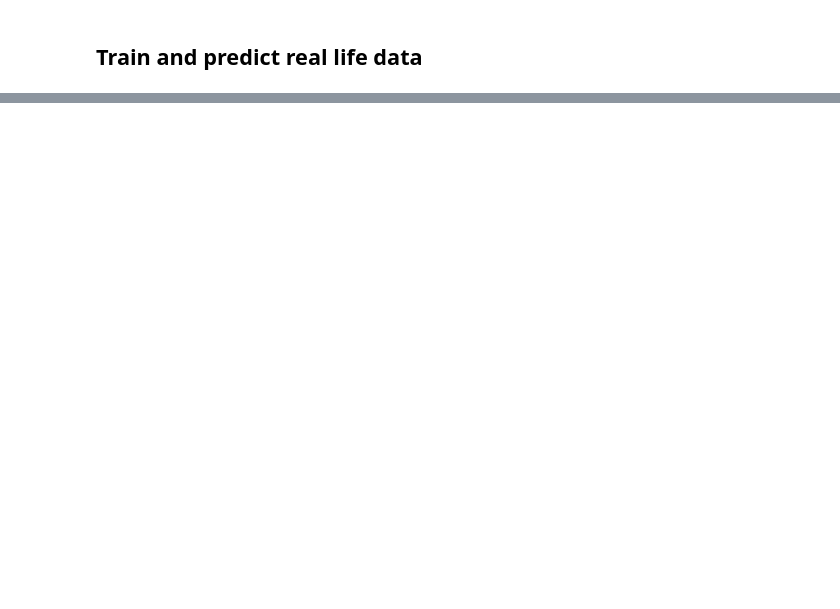
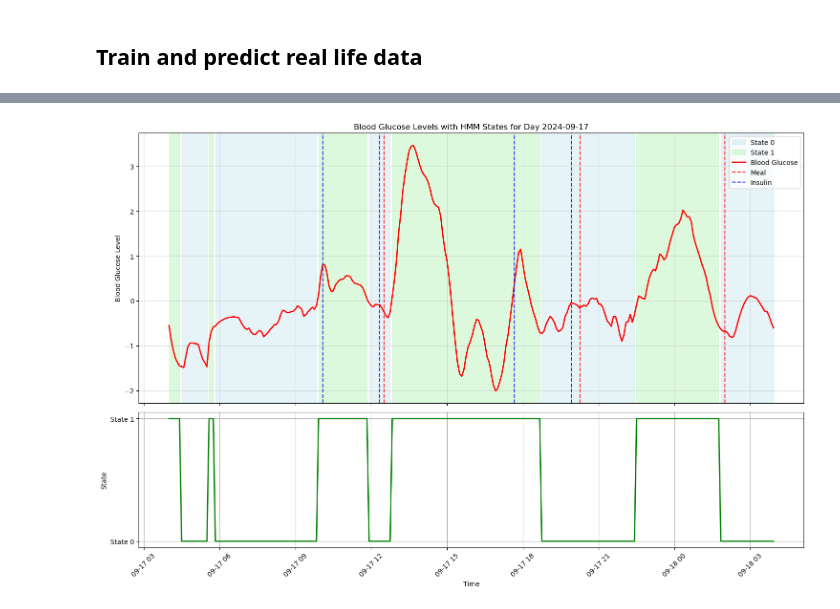
Before and after one commit to RobotPsychologist/bg_control, a Jupyter notebook: 0_meal_identification/meal_identification/notebooks/3.01-tc-time-series-gaussian-hmm.ipynb, the cells around one changed output, grey strips where cells are left out. Drawn from its saved outputs; the diff is of its cells as text; code cells hidden in the pictures; blank space fills up the shorter version.

```diff
--- a/0_meal_identification/meal_identification/notebooks/3.01-tc-time-series-gaussian-hmm.ipynb
+++ b/0_meal_identification/meal_identification/notebooks/3.01-tc-time-series-gaussian-hmm.ipynb
@@ -428,0 +387,89 @@ plt.show()
+# %%
+def plot_hmm_results(model, test_df, states, day_to_plot=None):
+    """
+    Plot HMM state annotations for glucose data for a specific day
+
+    Parameters:
+    model: fitted HMM model
+    test_df: test dataframe with columns ['date', 'bgl', 'bgl_rate', 'day_start_shift']
+    states: predicted states from HMM
+    day_to_plot: specific day to plot (if None, will plot the first day)
+    """
+    # Get unique days
+    day_indices = test_df['day_start_shift'].values
+    unique_days = np.unique(day_indices)
+
+    # If no specific day is selected, use the first day
+    if day_to_plot is None:
+        day_to_plot = unique_days[0]
+    elif day_to_plot not in unique_days:
+        print(f"Day {day_to_plot} not found in data. Available days: {unique_days}")
+        return None
+
+    # Get data for the selected day
+    day_mask = day_indices == day_to_plot
+    day_data = test_df[day_mask]
+    day_states = states[day_mask]
+
+    # Create plot
+    fig, (ax1, ax2) = plt.subplots(2, 1, figsize=(15, 10), height_ratios=[2, 1], sharex=True)
+
+    dates = pd.to_datetime(day_data['date'])
+    colors = ['lightblue', 'lightgreen', 'lightyellow', 'lightpink']
+
+    # Plot colored backgrounds for states in the first subplot
+    unique_states = np.unique(day_states)
+    y_min, y_max = day_data['bgl'].min(), day_data['bgl'].max()
+    padding = (y_max - y_min) * 0.1  # Add 10% padding
+
+    for state in unique_states:
+        state_mask = day_states == state
+        dates_array = dates.values
+        ax1.fill_between(dates_array,
+                        y_min - padding,
+                        y_max + padding,
+                        where=state_mask,
+                        alpha=0.3,
+                        color=colors[state],
+                        label=f'State {state}')
+
+    # Plot blood glucose levels
+    ax1.plot(dates, day_data['bgl'], 'r-', linewidth=2, label='Blood Glucose')
+
+    # Plot meal and insulin markers if available
+    if 'msg_type' in day_data.columns:
+        meal_times = day_data[day_data['msg_type'].str.contains('MEAL|INTERVENTION_SNACK', na=False)]['date']
+        insulin_times = day_data[day_data['msg_type'].str.contains('INSULIN', na=False)]['date']
+
+        for meal_time in meal_times:
+            ax1.axvline(x=meal_time, color='r', linestyle='--', alpha=0.8,
+                       label='Meal' if meal_time == meal_times.iloc[0] else '')
+
+        for insulin_time in insulin_times:
+            ax1.axvline(x=insulin_time, color='b', linestyle='--', alpha=0.8,
+                       label='Insulin' if insulin_time == insulin_times.iloc[0] else '')
+
+    # Customize first subplot
+    ax1.set_ylabel('Blood Glucose Level')
+    ax1.set_title(f'Blood Glucose Levels with HMM States for Day {day_to_plot}')
+    ax1.grid(True, alpha=0.3)
+    ax1.legend(loc='upper right')
+
+    # Plot states in second subplot
+    ax2.plot(dates, day_states, 'g-', linewidth=2, label='HMM State')
+    ax2.set_ylabel('State')
+    ax2.set_xlabel('Time')
+    ax2.grid(True)
+    ax2.set_yticks(range(model.n_components))
+    ax2.set_yticklabels([f'State {i}' for i in range(model.n_components)])
+
+    plt.xticks(rotation=45)
+    plt.tight_layout()
+
+    return fig
+
+day_to_plot = "2024-09-17"
+fig = plot_hmm_results(model, test_df, states, day_to_plot)
+plt.show()
+# %% [output]
+[figure, added]
```
Also changed, not shown: parts of 4 cells of this notebook.
